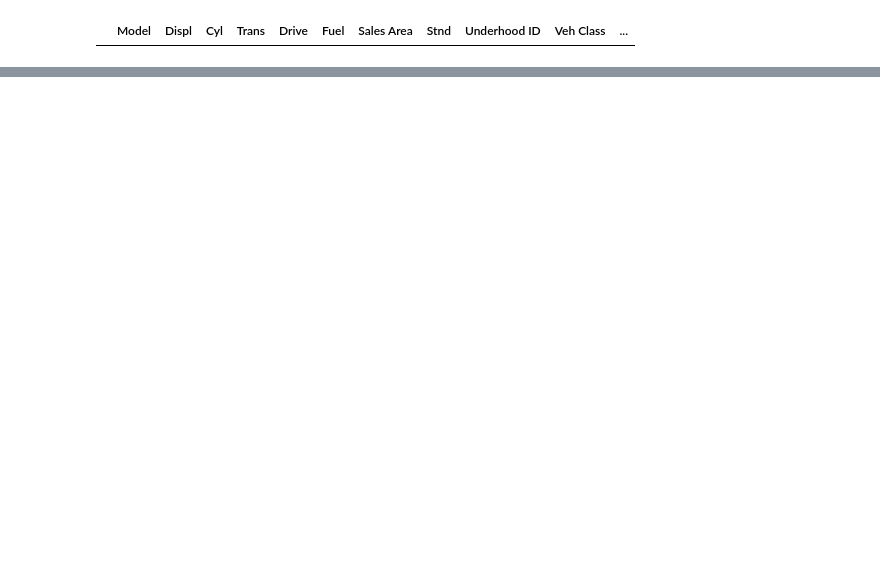
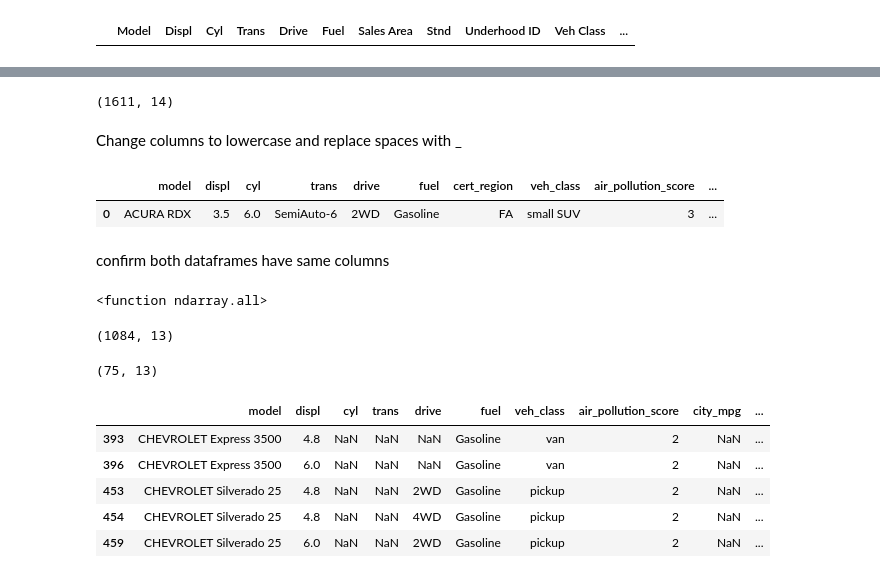
Before and after one commit to crudables/Data-Analys, a Jupyter notebook: alx_vehicle.ipynb, the cells around one changed output, grey strips where cells are left out. Drawn from its saved outputs; the diff is of its cells as text; code cells hidden in the pictures; blank space fills up the shorter version.

```diff
--- a/alx_vehicle.ipynb
+++ b/alx_vehicle.ipynb
@@ -313,0 +360,11 @@ df_08[df_08.Fuel == 'Ethanol/Gas'].head()
+# %%
+df_18.drop(['Stnd', 'Stnd Description', 'Underhood ID', 'Comb CO2'],axis=1,inplace=True)
+df_18.shape
+# %% [output]
+(1611, 14)
+# %%
+df_08.rename({'Sales Area':'Cert Region'},axis=1,inplace=True)
+# %%
+df_08.rename(columns=lambda x:x.strip().lower().replace(' ','_'),inplace=True)
+# %% [markdown]
+Change columns to lowercase and replace spaces with _
@@ -313,0 +373,11 @@ df_08[df_08.Fuel == 'Ethanol/Gas'].head()
+# %%
+df_18.head(1)
+# %% [output]
+|  | model | displ | cyl | trans | drive | fuel | cert_region | veh_class | air_pollution_score | ... |
+| 0 | ACURA RDX | 3.5 | 6.0 | SemiAuto-6 | 2WD | Gasoline | FA | small SUV | 3 | ... |
+# %% [markdown]
+confirm both dataframes have same columns
+# %%
+(df_08.columns == df_18.columns).all
+# %% [output]
+<function ndarray.all>
@@ -313,0 +387,10 @@ df_08[df_08.Fuel == 'Ethanol/Gas'].head()
+# %%
+# query columns  where cert_region is CA
+CA_08df = df_08.query("cert_region == 'CA'")
+# %%
+CA_08df.head(1)
+
+# CA_08df.drop(['cert_region'],axis=1,inplace=True)
+CA_08df.shape
+# %% [output]
+(1084, 13)
@@ -313,0 +399,16 @@ df_08[df_08.Fuel == 'Ethanol/Gas'].head()
+# %%
+#create datasets of missing values
+ca =  CA_08df[CA_08df.isna().any(axis=1)]
+# %%
+ca.shape
+# %% [output]
+(75, 13)
+# %%
+ca.head()
+# %% [output]
+|  | model | displ | cyl | trans | drive | fuel | veh_class | air_pollution_score | city_mpg | ... |
+| 393 | CHEVROLET Express 3500 | 4.8 | NaN | NaN | NaN | Gasoline | van | 2 | NaN | ... |
+| 396 | CHEVROLET Express 3500 | 6.0 | NaN | NaN | NaN | Gasoline | van | 2 | NaN | ... |
+| 453 | CHEVROLET Silverado 25 | 4.8 | NaN | NaN | 2WD | Gasoline | pickup | 2 | NaN | ... |
+| 454 | CHEVROLET Silverado 25 | 4.8 | NaN | NaN | 4WD | Gasoline | pickup | 2 | NaN | ... |
+| 459 | CHEVROLET Silverado 25 | 6.0 | NaN | NaN | 2WD | Gasoline | pickup | 2 | NaN | ... |
```
Also changed, not shown: parts of 13 cells of this notebook.
